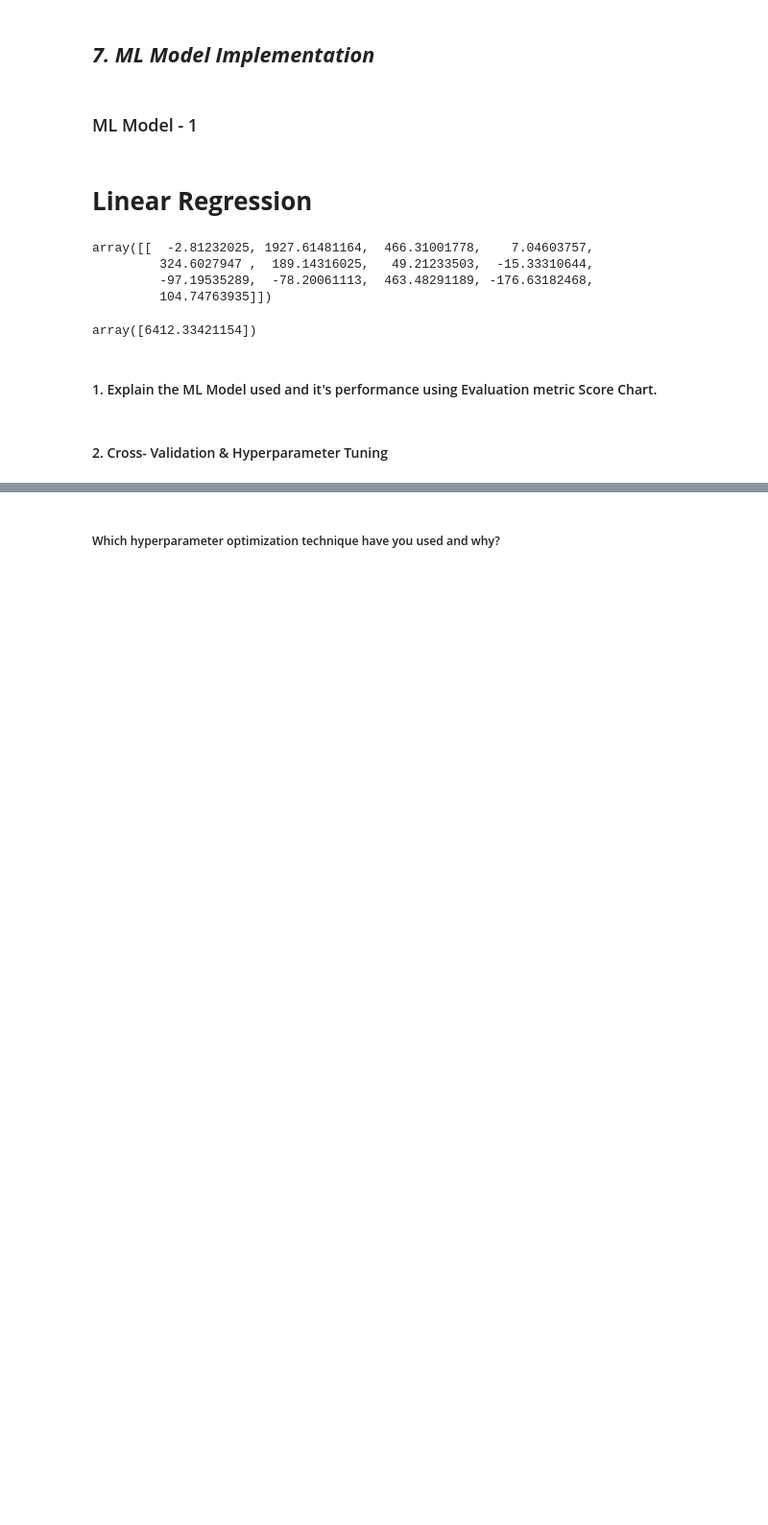
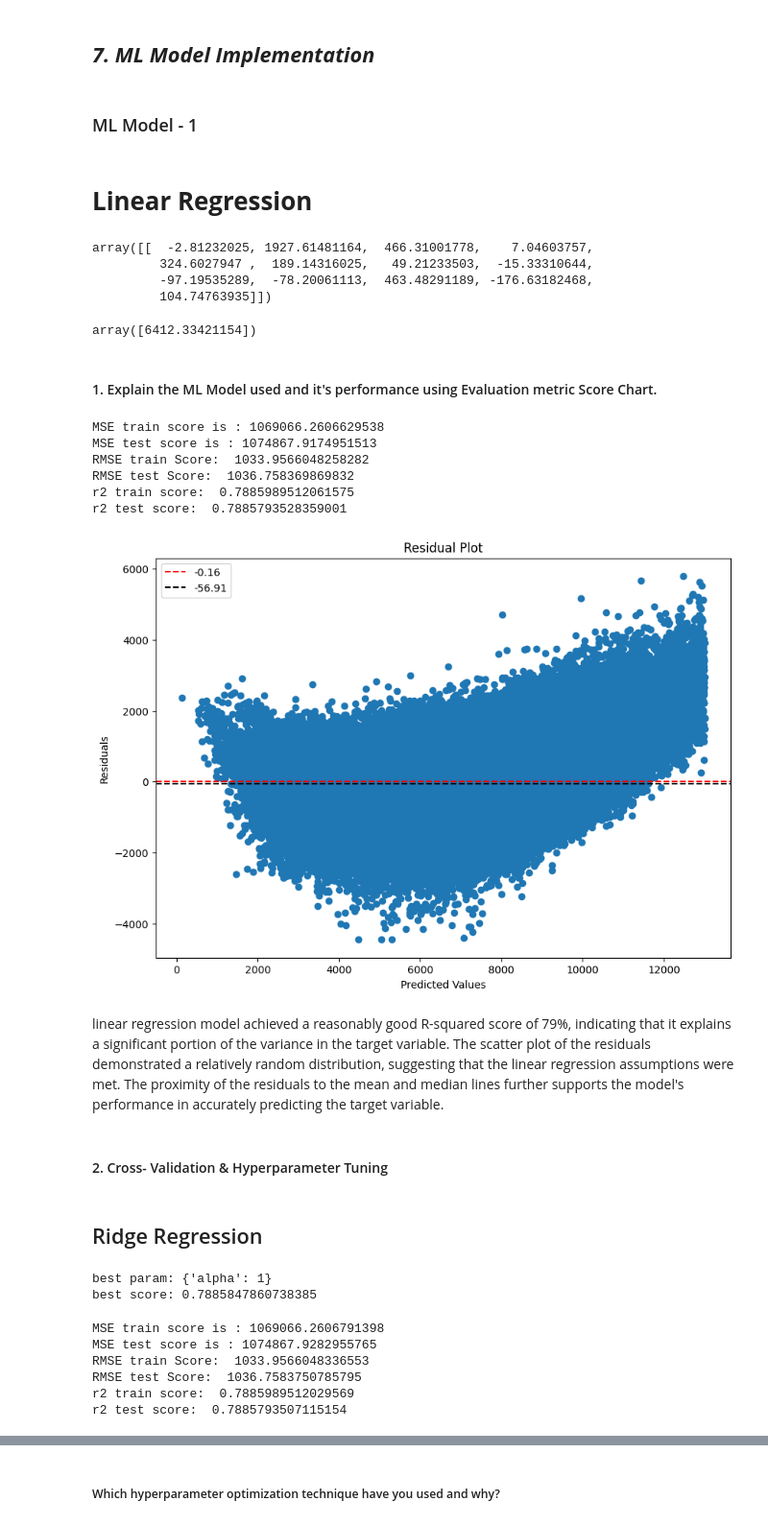
Before and after one commit to akeelrashid/ML-Retail-Sales-Prediction-Project-, a Jupyter notebook: ML_Regression_Capstone_Project.ipynb, the cells around one changed output, grey strips where cells are left out. Shown at 96% size. Drawn from its saved outputs; the diff is of its cells as text; code cells hidden in the pictures; blank space fills up the shorter version.

```diff
--- a/ML_Regression_Capstone_Project.ipynb
+++ b/ML_Regression_Capstone_Project.ipynb
@@ -1233,8 +1251,60 @@ from sklearn.metrics import mean_absolute_percentage_error
+# %%
+# calculating metrics
+cal_metrics_score(y_train,y_train_predict,y_test,y_test_predict)
+# %% [output]
+MSE train score is : 1069066.2606629538
+MSE test score is : 1074867.9174951513
+RMSE train Score:  1033.9566048258282
+RMSE test Score:  1036.758369869832
+r2 train score:  0.7885989512061575
+r2 test score:  0.7885793528359001
+# %%
+#plot residuals
+residuals=y_test-y_test_predict
+plt.figure(figsize=(10,7))
+plt.scatter(y_test,residuals)
+plt.axhline(y=np.nanmean(residuals), color='red', linestyle='--',label=round(np.mean(residuals),2)[0])
+plt.axhline(y=np.nanmedian(residuals), color='black', linestyle='--',label=round(np.median(residuals),2))
+plt.xlabel('Predicted Values')
+plt.ylabel('Residuals')
+plt.title('Residual Plot')
+plt.legend()
+plt.show()
+# %% [output]
+[figure, added]
+# %% [markdown]
+ linear regression model achieved a reasonably good R-squared score of 79%, indicating that it explains a significant portion of the variance in the target variable. The scatter plot of the residuals demonstrated a relatively random distribution, suggesting that the linear regression assumptions were met. The proximity of the residuals to the mean and median lines further supports the model's performance in accurately predicting the target variable.
 # %% [markdown]
 #### 2. Cross- Validation & Hyperparameter Tuning
+# %% [markdown]
+## Ridge Regression
 # %%
 # ML Model - 1 Implementation with hyperparameter optimization techniques (i.e., GridSearch CV, RandomSearch CV, Bayesian Optimization etc.)
-
+from sklearn.linear_model import Ridge
+from sklearn.model_selection import GridSearchCV
 # Fit the Algorithm
+ridge = Ridge()
+param_grid = {'alpha': [0.1, 1, 10, 100]}
+grid_search = GridSearchCV(ridge, param_grid,scoring='r2',cv=5)
+grid_search.fit(x_train,y_train)
 
 # Predict on the model
+y_train_pred = grid_search.predict(x_train)
+y_test_pred = grid_search.predict(x_test)
+
+# Retrieve the best hyperparameters and best score
+best_params = print('best param:',grid_search.best_params_)
+best_score = print('best score:',grid_search.best_score_)
+# %% [output]
+best param: {'alpha': 1}
+best score: 0.7885847860738385
+# %%
+# calculating metrics for Ridge
+cal_metrics_score(y_train,y_train_pred,y_test,y_test_pred)
+# %% [output]
+MSE train score is : 1069066.2606791398
+MSE test score is : 1074867.9282955765
+RMSE train Score:  1033.9566048336553
+RMSE test Score:  1036.7583750785795
+r2 train score:  0.7885989512029569
+r2 test score:  0.7885793507115154
```
Also changed, not shown: parts of 27 cells of this notebook.
